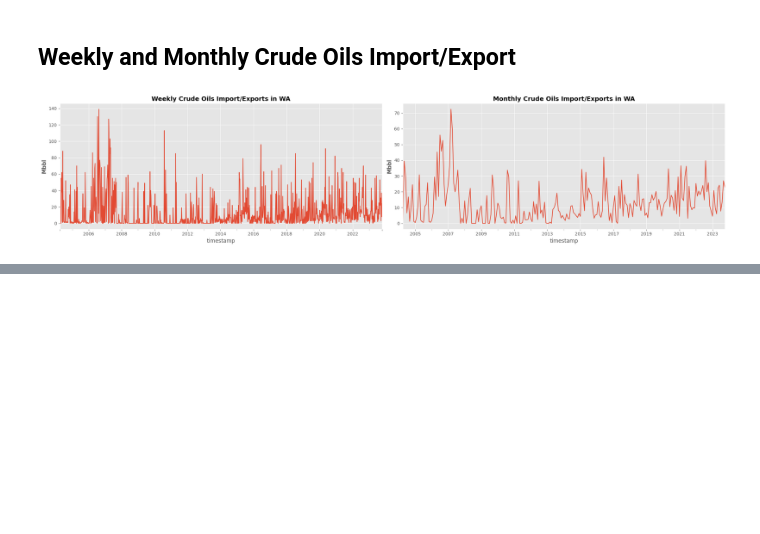
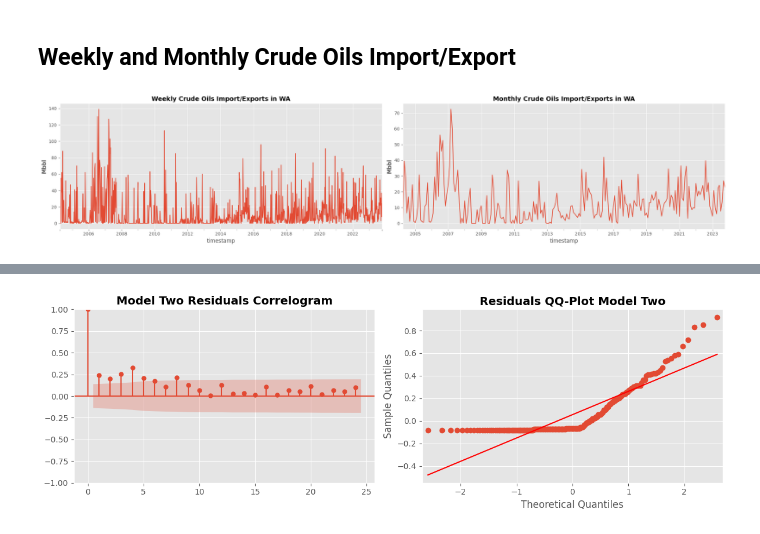
Before and after one commit to OdinProjectI/GasolinePricesAnalysis, a Jupyter notebook: CrudeOilStocks.ipynb, the cells around one changed output, grey strips where cells are left out. Saved outputs shown, nothing was run; the diff lists cells and outputs as text; code cells hidden in the pictures; blank space fills up the shorter version.

```diff
--- a/CrudeOilStocks.ipynb
+++ b/CrudeOilStocks.ipynb
@@ -265,0 +332,13 @@ plt.tight_layout()
+# %%
+fig = plt.figure(figsize=(12,4))
+ax = fig.add_subplot(1,2, 1)
+plot_acf(np.array(residuals), ax=ax)
+ax.set_title("Model Two Residuals Correlogram", fontweight='bold', fontsize=14)
+
+ax = fig.add_subplot(1,2, 2)
+sm.qqplot(np.array(residuals), line='s', ax=ax)
+ax.set_title("Residuals QQ-Plot Model Two", fontweight='bold', fontsize=14)
+
+plt.tight_layout()
+# %% [output]
+[figure, added]
```
Also changed, not shown: parts of 8 cells of this notebook.
